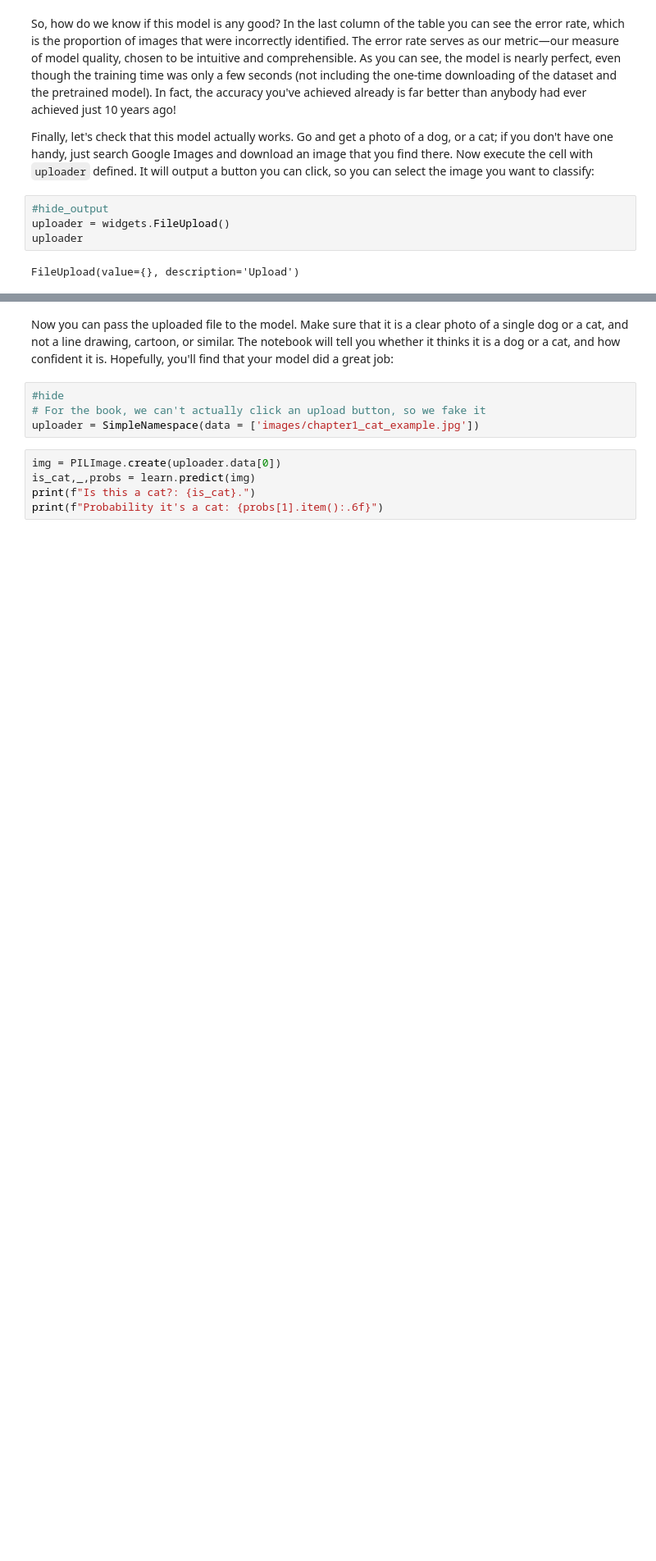
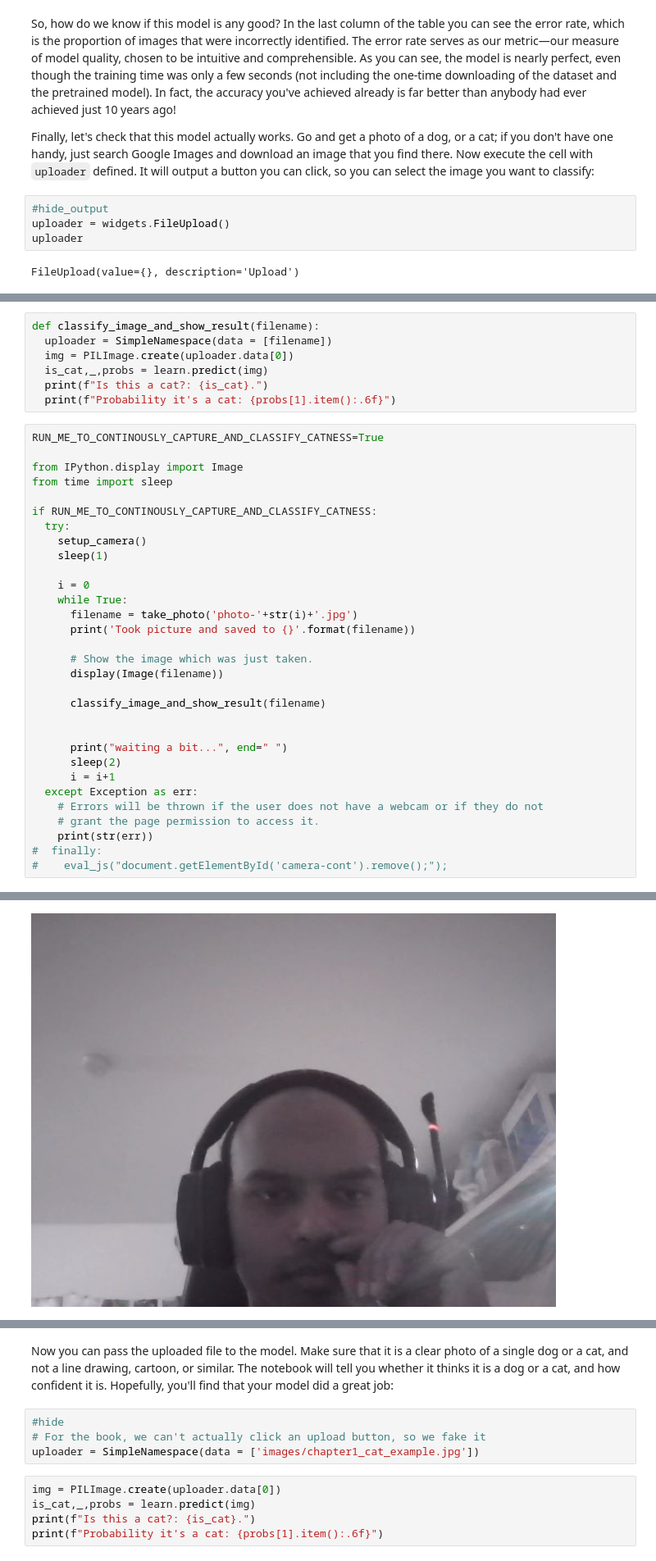
Before and after one commit to GollyTicker/fastbook, a Jupyter notebook: 01_intro.ipynb, the cells around one changed output, grey strips where cells are left out. Shown at 82% size. Drawn from its saved outputs; the diff is of its cells as text; blank space fills up the shorter version.

Commit message:
Live Camera Capture example with cat classifier. Classifier is horribly overconfident and very often wrong lol.

```diff
--- a/01_intro.ipynb
+++ b/01_intro.ipynb
@@ -293,0 +358,39 @@ FileUpload(value={}, description='Upload')
+# %%
+def classify_image_and_show_result(filename):
+  uploader = SimpleNamespace(data = [filename])
+  img = PILImage.create(uploader.data[0])
+  is_cat,_,probs = learn.predict(img)
+  print(f"Is this a cat?: {is_cat}.")
+  print(f"Probability it's a cat: {probs[1].item():.6f}")
+# %%
+RUN_ME_TO_CONTINOUSLY_CAPTURE_AND_CLASSIFY_CATNESS=True
+
+from IPython.display import Image
+from time import sleep
+
+if RUN_ME_TO_CONTINOUSLY_CAPTURE_AND_CLASSIFY_CATNESS:
+  try:
+    setup_camera()
+    sleep(1)
+
+    i = 0
+    while True:
+      filename = take_photo('photo-'+str(i)+'.jpg')
+      print('Took picture and saved to {}'.format(filename))
+
+      # Show the image which was just taken.
+      display(Image(filename))
+
+      classify_image_and_show_result(filename)
+
+
+      print("waiting a bit...", end=" ")
+      sleep(2)
+      i = i+1
+  except Exception as err:
+    # Errors will be thrown if the user does not have a webcam or if they do not
+    # grant the page permission to access it.
+    print(str(err))
+#  finally:
+#    eval_js("document.getElementById('camera-cont').remove();");
+# %% [output]
@@ -293,0 +400 @@ FileUpload(value={}, description='Upload')
+[figure, added]
```
Also changed, not shown: parts of 9 cells of this notebook.
